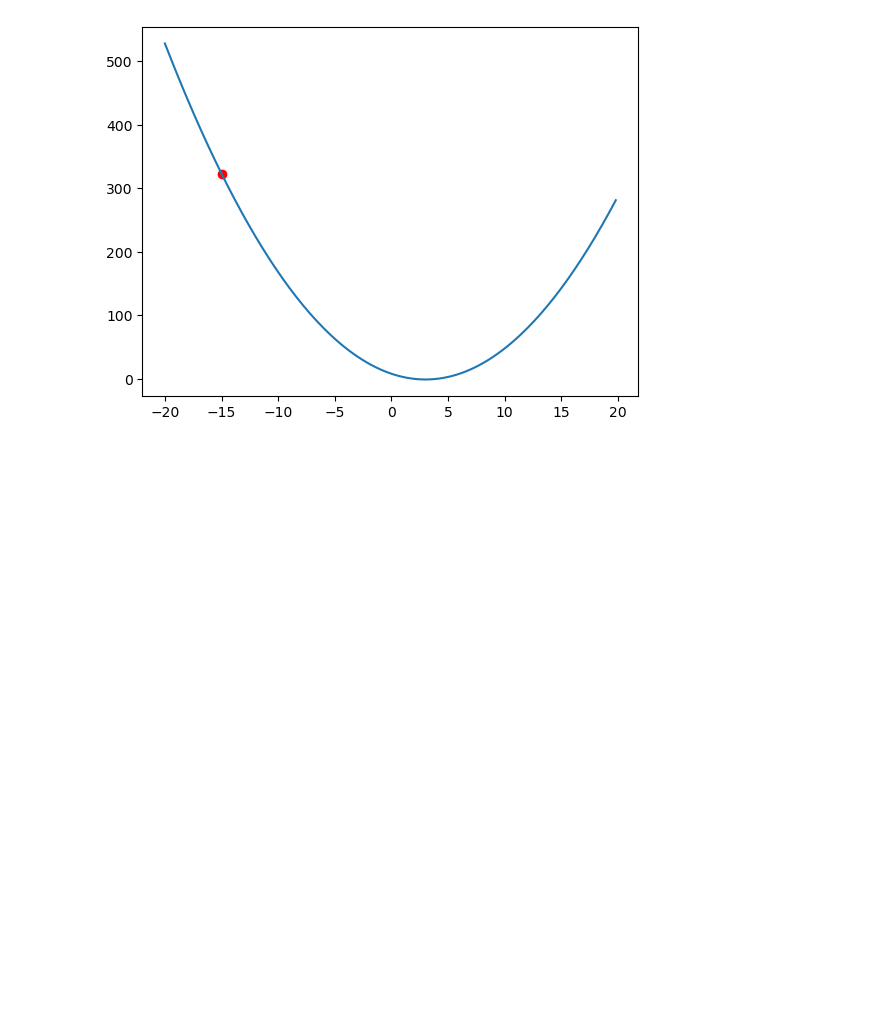
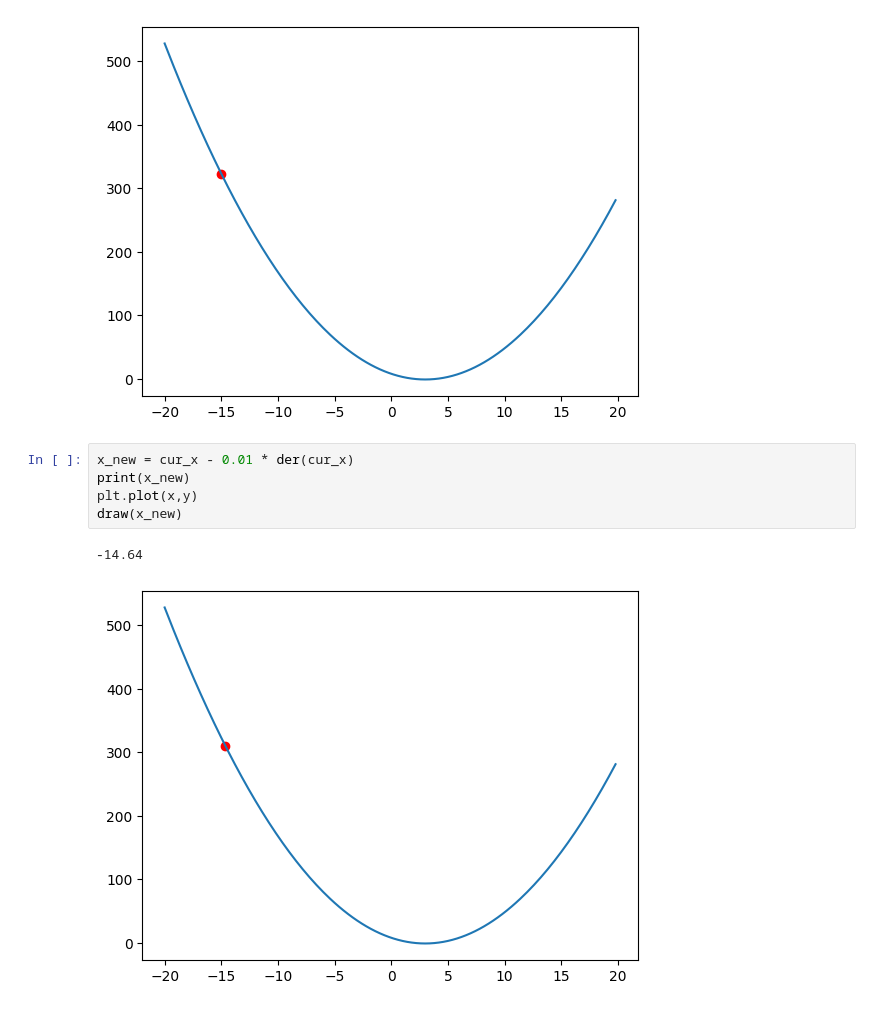
Before and after one commit to Darshan922000/Applied-Machine-Learning, a Jupyter notebook: Gradient_Descent.ipynb, the cells around one changed output. Drawn from its saved outputs; the diff is of its cells as text; blank space fills up the shorter version.

```diff
--- a/Gradient_Descent.ipynb
+++ b/Gradient_Descent.ipynb
@@ -21,6 +21,14 @@ plt.plot(x,y)
 draw(cur_x)
 # %% [output]
 [figure]
+# %%
+x_new = cur_x - 0.01 * der(cur_x)
+print(x_new)
+plt.plot(x,y)
+draw(x_new)
+# %% [output]
+-14.64
+[figure, added]
 # %%
 plt.plot(x, y)
 lr = 0.01
```
Also changed, not shown: parts of 2 cells of this notebook, 8 other files.
